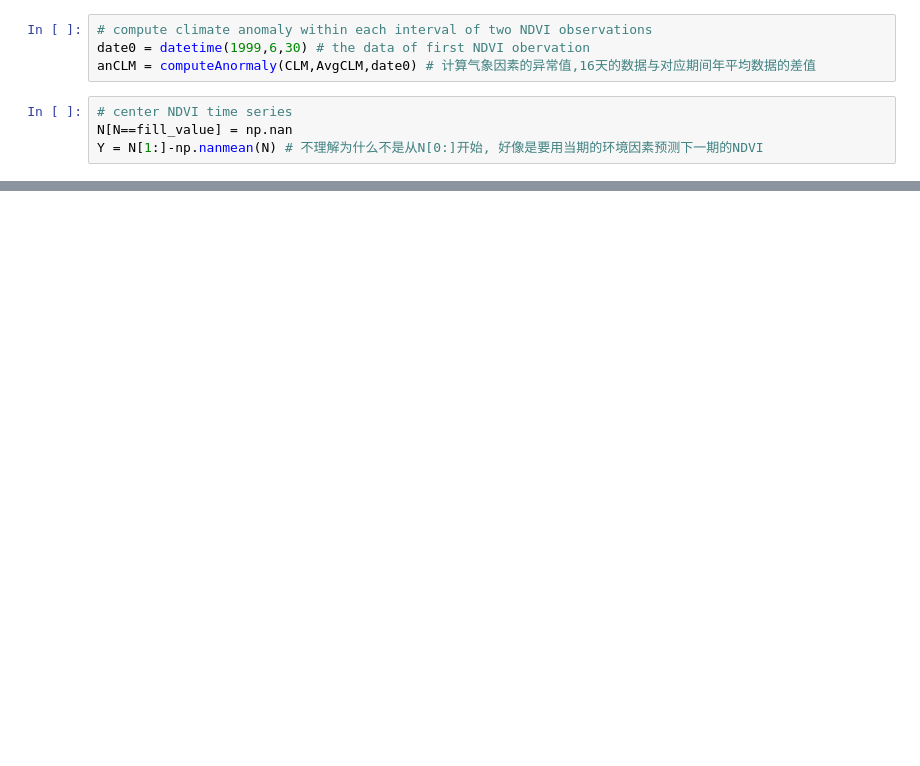
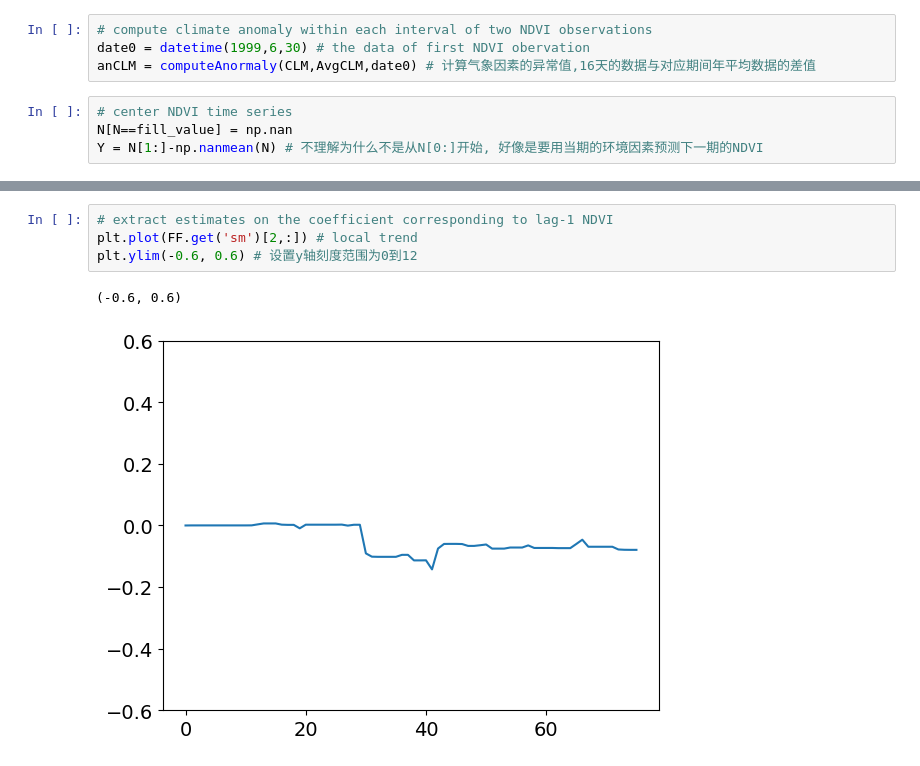
Before and after one commit to qpantc/MySkill, a Jupyter notebook: DLM/early-warning-signal-DLM-master/dlm_example.ipynb, the cells around one changed output, grey strips where cells are left out. Drawn from its saved outputs; the diff is of its cells as text; blank space fills up the shorter version.

```diff
--- a/DLM/early-warning-signal-DLM-master/dlm_example.ipynb
+++ b/DLM/early-warning-signal-DLM-master/dlm_example.ipynb
@@ -205,0 +82,7 @@ for t in range(T):
+# %%
+# extract estimates on the coefficient corresponding to lag-1 NDVI
+plt.plot(FF.get('sm')[2,:]) # local trend
+plt.ylim(-0.6, 0.6) # 设置y轴刻度范围为0到12
+# %% [output]
+(-0.6, 0.6)
+[figure, added]
```
Also changed, not shown: parts of 12 cells of this notebook, 3 other files.
